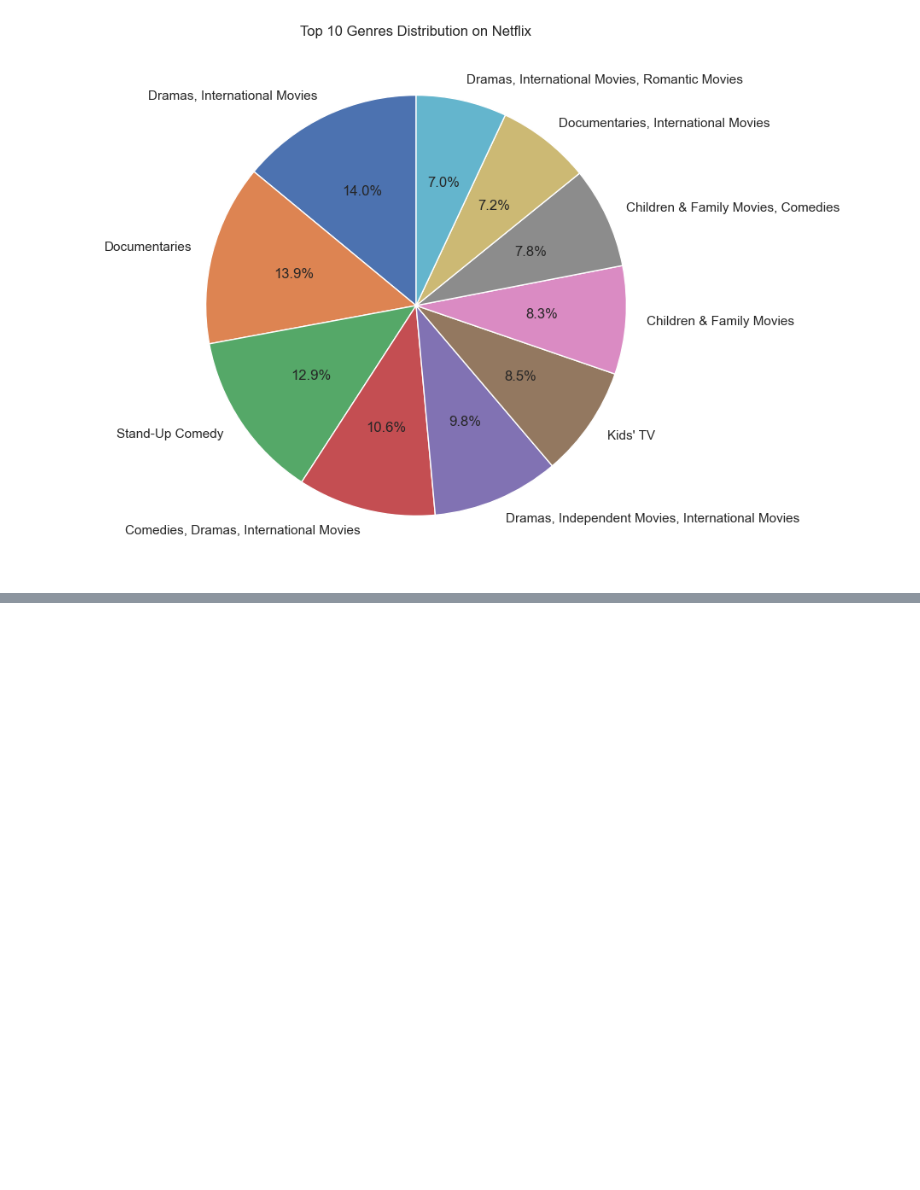
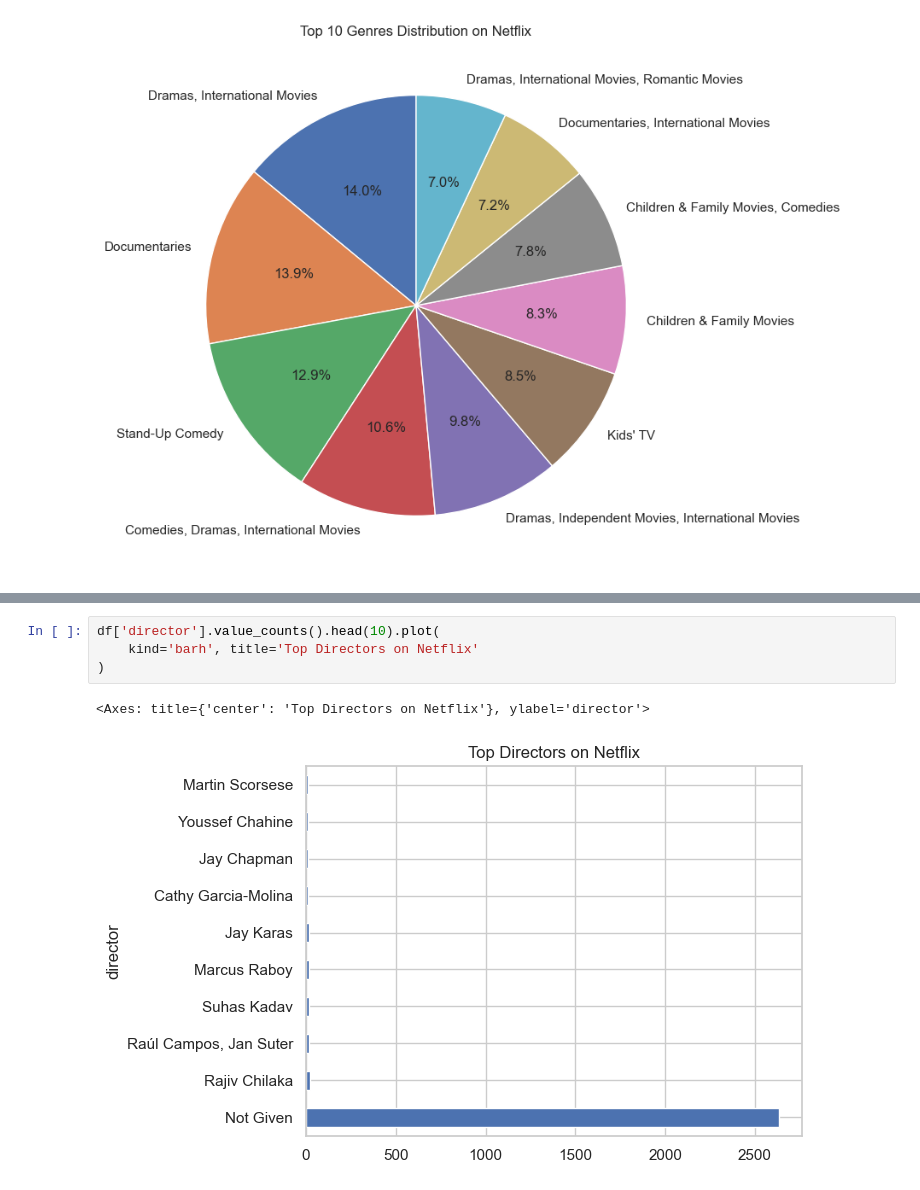
Before and after one commit to Pranavbagul/Netflix-Exploratory-Data-Analysis, a Jupyter notebook: project.ipynb, the cells around one changed output, grey strips where cells are left out. Drawn from its saved outputs; the diff is of its cells as text; blank space fills up the shorter version.

```diff
--- a/project.ipynb
+++ b/project.ipynb
@@ -156,0 +238,7 @@ plt.show()
+# %%
+df['director'].value_counts().head(10).plot(
+    kind='barh', title='Top Directors on Netflix'
+)
+# %% [output]
+<Axes: title={'center': 'Top Directors on Netflix'}, ylabel='director'>
+[figure, added]
```
Also changed, not shown: parts of 7 cells of this notebook.
